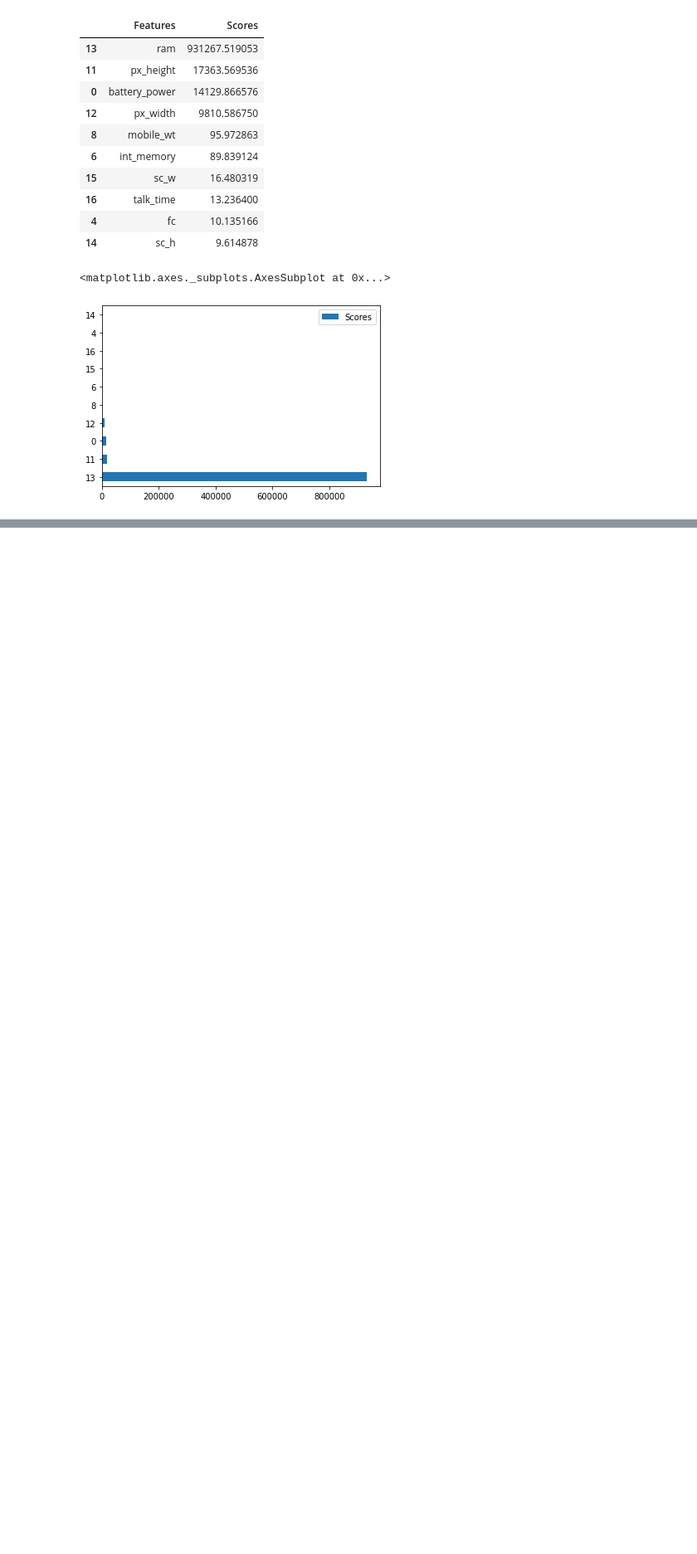
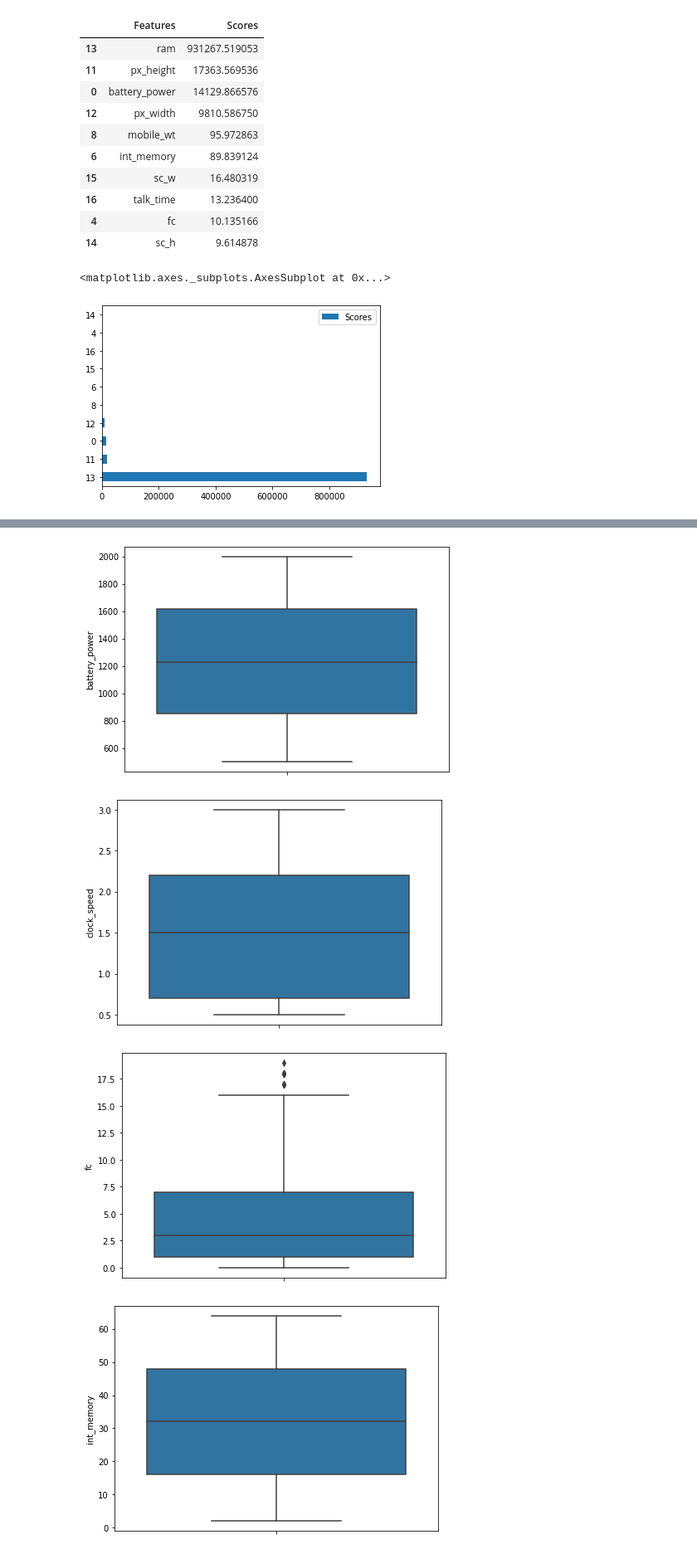
Before and after one commit to Kedarpatil24/Mobile-Price-Range-Prediction, a Jupyter notebook: Mobile_Price_Range_Prediction_Capstone_Project.ipynb, the cells around one changed output, grey strips where cells are left out. Shown at 83% size. Cells and saved outputs as stored; diff of their text form; code cells hidden in the pictures; blank space fills up the shorter version.

```diff
--- a/Mobile_Price_Range_Prediction_Capstone_Project.ipynb
+++ b/Mobile_Price_Range_Prediction_Capstone_Project.ipynb
@@ -378,0 +448,5 @@ list_of_scores.nlargest(10, 'Scores').plot(kind = 'barh')
+# %%
+# These are the following 6 columns that we do not need
+
+
+df_copy = df_copy.drop(['blue', 'dual_sim', 'four_g', 'three_g', 'touch_screen', 'wifi'], axis = 1)
@@ -378,0 +482,10 @@ list_of_scores.nlargest(10, 'Scores').plot(kind = 'barh')
+# %%
+for col in df_copy:
+  plt.figure(figsize= (7,5))
+  sns.boxplot(y = df_copy[col])
+plt.show()
+# %% [output]
+[figure, added]
+[figure, added]
+[figure, added]
+[figure, added]
```
Also changed, not shown: parts of 43 cells of this notebook.
